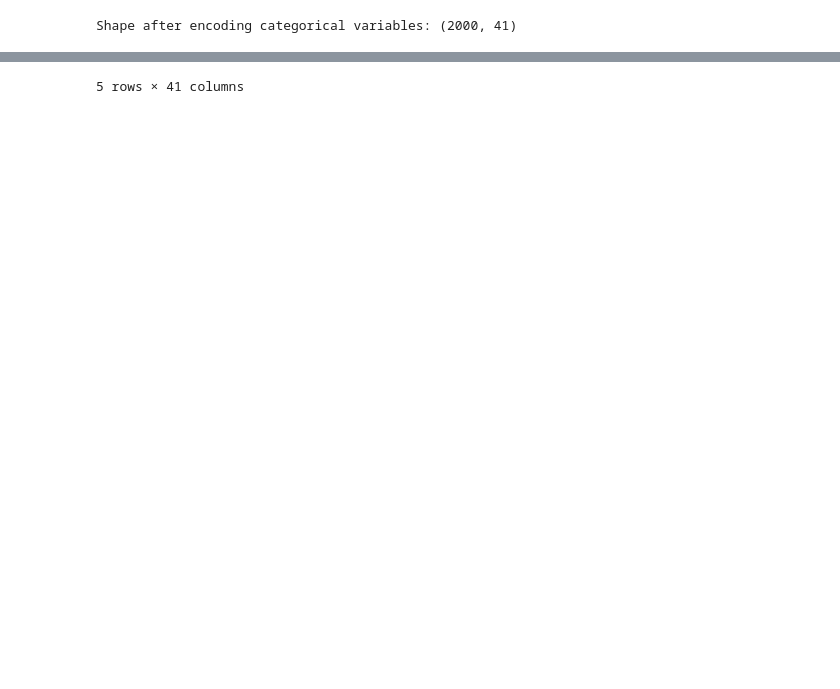
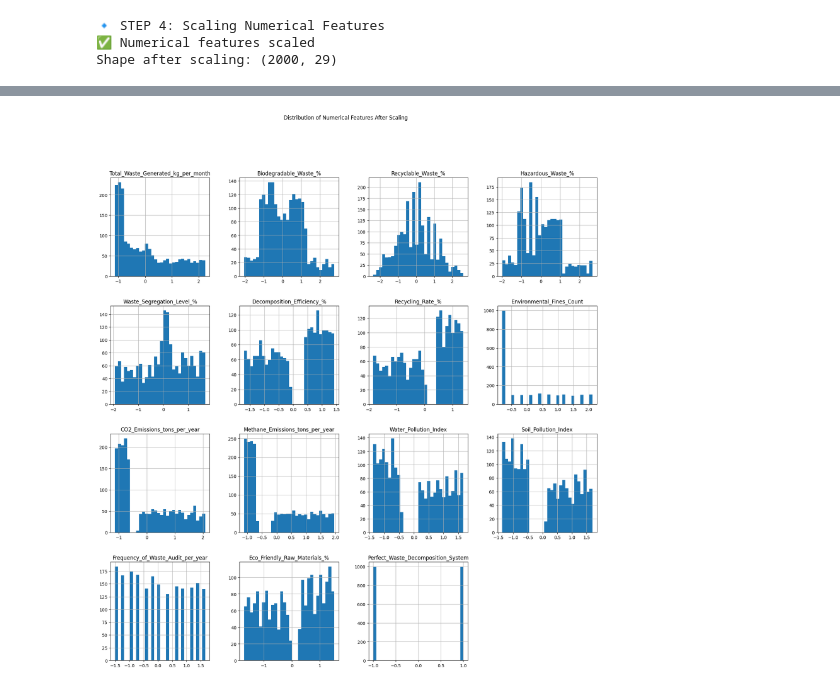
Before and after one commit to Shankar-CSE/Industrial-Waste-Compliance-Detector, a Jupyter notebook: datasetMaker/preprocessing.ipynb, the cells around one changed output, grey strips where cells are left out. Drawn from its saved outputs; the diff is of its cells as text; code cells hidden in the pictures; blank space fills up the shorter version.

```diff
--- a/datasetMaker/preprocessing.ipynb
+++ b/datasetMaker/preprocessing.ipynb
@@ -107,24 +90,20 @@ Shape after encoding categorical variables: (2000, 29)
 # %%
-    # 2. List of non-binary categorical columns to one-hot encode
-one_hot_encode_cols = [
-    'Industry_Type',
-    'Company_Size',
-    'Location_Region',
-    'Decomposition_Technique',
-    'Govt_Compliance_Status'
-]
+# ===============================
+# STEP 4: Scale Numerical Features
+# ===============================
+print("\n🔹 STEP 4: Scaling Numerical Features")
 
-# Apply one-hot encoding using pd.get_dummies()
-df = pd.get_dummies(df, columns=one_hot_encode_cols, drop_first=True)
+scaler = StandardScaler()
+df[num_cols] = scaler.fit_transform(df[num_cols])
 
+print("✅ Numerical features scaled")
+print("Shape after scaling:", df.shape)
 
-# Convert any bool columns to integers (True → 1, False → 0)
-bool_cols = df.select_dtypes(include='bool').columns
-df[bool_cols] = df[bool_cols].astype(int)
-
-
-# Show final shape and preview of encoded DataFrame
-print(f"\nShape after encoding categorical variables: {df.shape}\n")
-display(df.head())
+# Show histogram after scaling
+df[num_cols].hist(bins=30, figsize=(20, 20))
+plt.suptitle("Distribution of Numerical Features After Scaling")
+plt.show()
 # %% [output]
-Shape after encoding categorical variables: (2000, 41)
+🔹 STEP 4: Scaling Numerical Features
+✅ Numerical features scaled
+Shape after scaling: (2000, 29)
@@ -137,2 +110,2 @@ Shape after encoding categorical variables: (2000, 41)
-5 rows × 41 columns
+[figure, added]
 # %%
```
Also changed, not shown: parts of 15 cells of this notebook, 1 other file.
